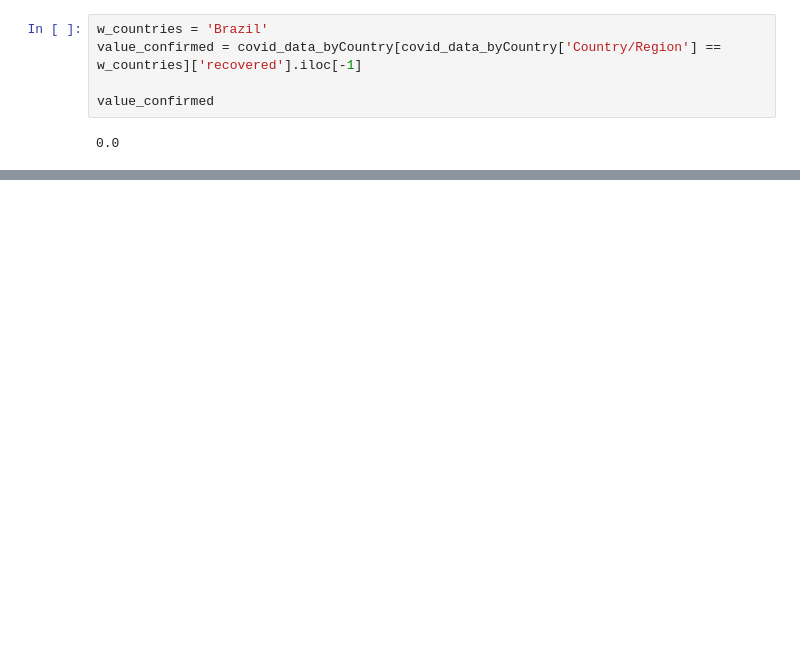
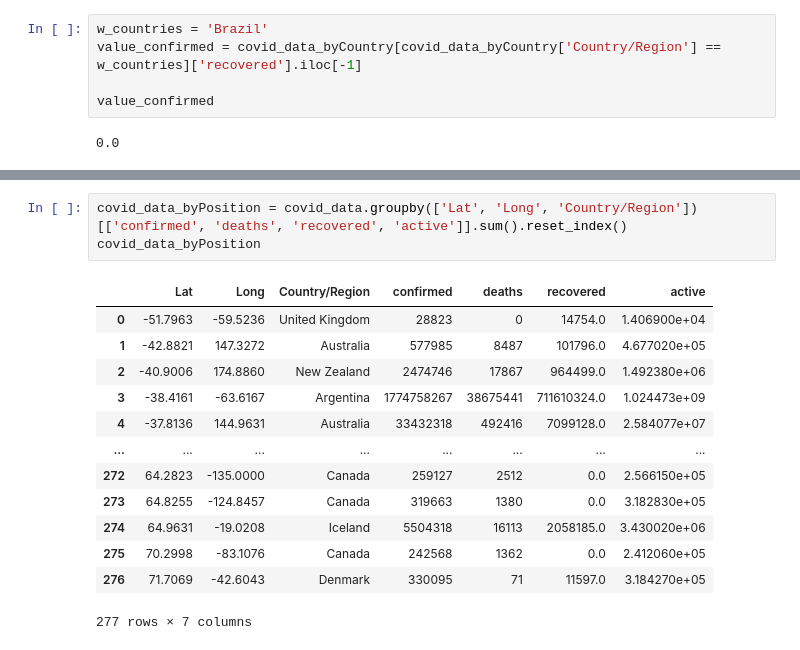
Before and after one commit to fabiobalbe/coviddash, a Jupyter notebook: notebook.ipynb, the cells around one changed output, grey strips where cells are left out. Drawn from its saved outputs; the diff is of its cells as text; blank space fills up the shorter version.

```diff
--- a/notebook.ipynb
+++ b/notebook.ipynb
@@ -220,0 +221,17 @@ daily_confirmed
+# %%
+covid_data_byPosition = covid_data.groupby(['Lat', 'Long', 'Country/Region'])[['confirmed', 'deaths', 'recovered', 'active']].sum().reset_index()
+covid_data_byPosition
+# %% [output]
+|  | Lat | Long | Country/Region | confirmed | deaths | recovered | active |
+| 0 | -51.7963 | -59.5236 | United Kingdom | 28823 | 0 | 14754.0 | 1.406900e+04 |
+| 1 | -42.8821 | 147.3272 | Australia | 577985 | 8487 | 101796.0 | 4.677020e+05 |
+| 2 | -40.9006 | 174.8860 | New Zealand | 2474746 | 17867 | 964499.0 | 1.492380e+06 |
+| 3 | -38.4161 | -63.6167 | Argentina | 1774758267 | 38675441 | 711610324.0 | 1.024473e+09 |
+| 4 | -37.8136 | 144.9631 | Australia | 33432318 | 492416 | 7099128.0 | 2.584077e+07 |
+| ... | ... | ... | ... | ... | ... | ... | ... |
+| 272 | 64.2823 | -135.0000 | Canada | 259127 | 2512 | 0.0 | 2.566150e+05 |
+| 273 | 64.8255 | -124.8457 | Canada | 319663 | 1380 | 0.0 | 3.182830e+05 |
+| 274 | 64.9631 | -19.0208 | Iceland | 5504318 | 16113 | 2058185.0 | 3.430020e+06 |
+| 275 | 70.2998 | -83.1076 | Canada | 242568 | 1362 | 0.0 | 2.412060e+05 |
+| 276 | 71.7069 | -42.6043 | Denmark | 330095 | 71 | 11597.0 | 3.184270e+05 |
+277 rows × 7 columns
```
Also changed, not shown: parts of 14 cells of this notebook, 1 other file.
